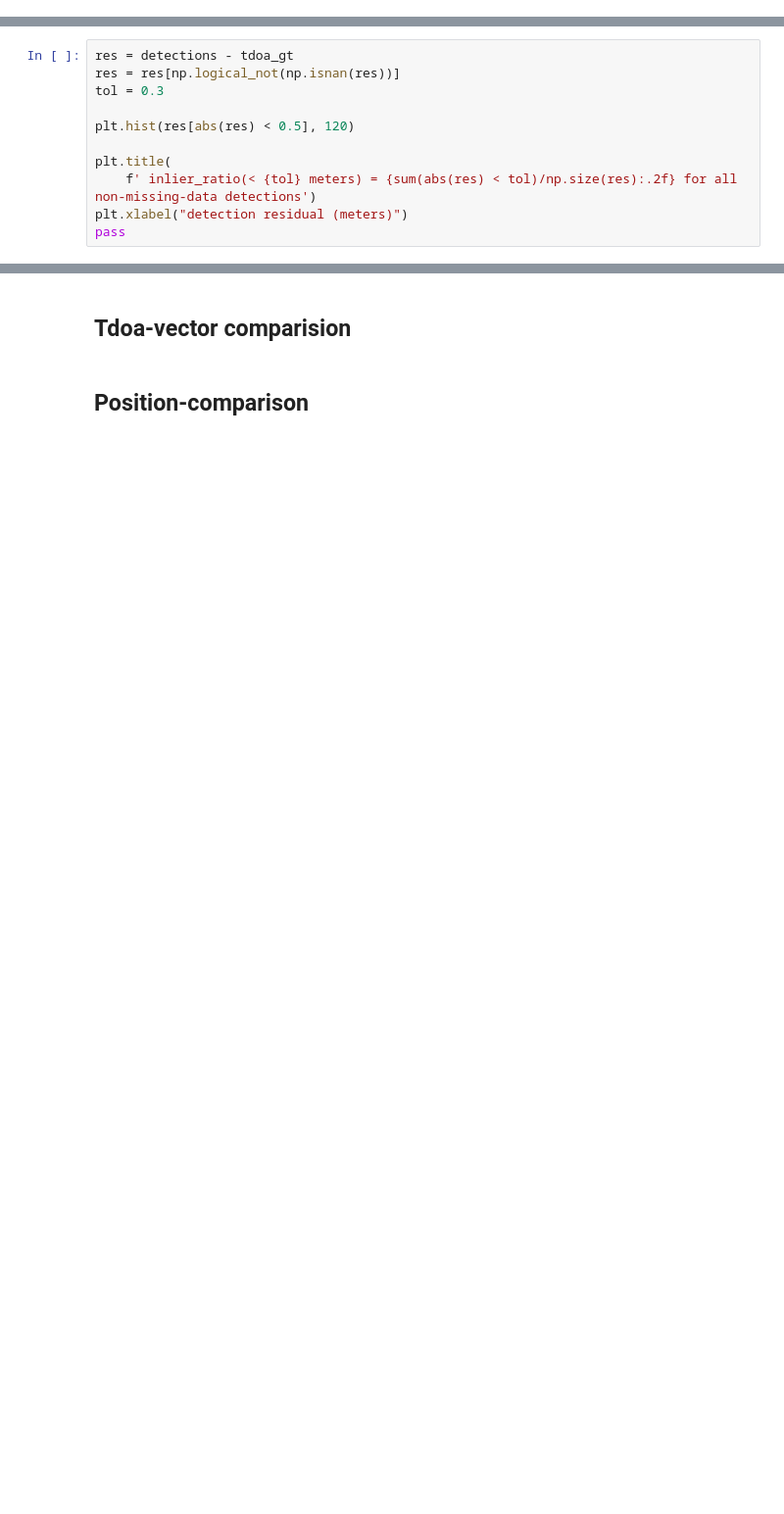
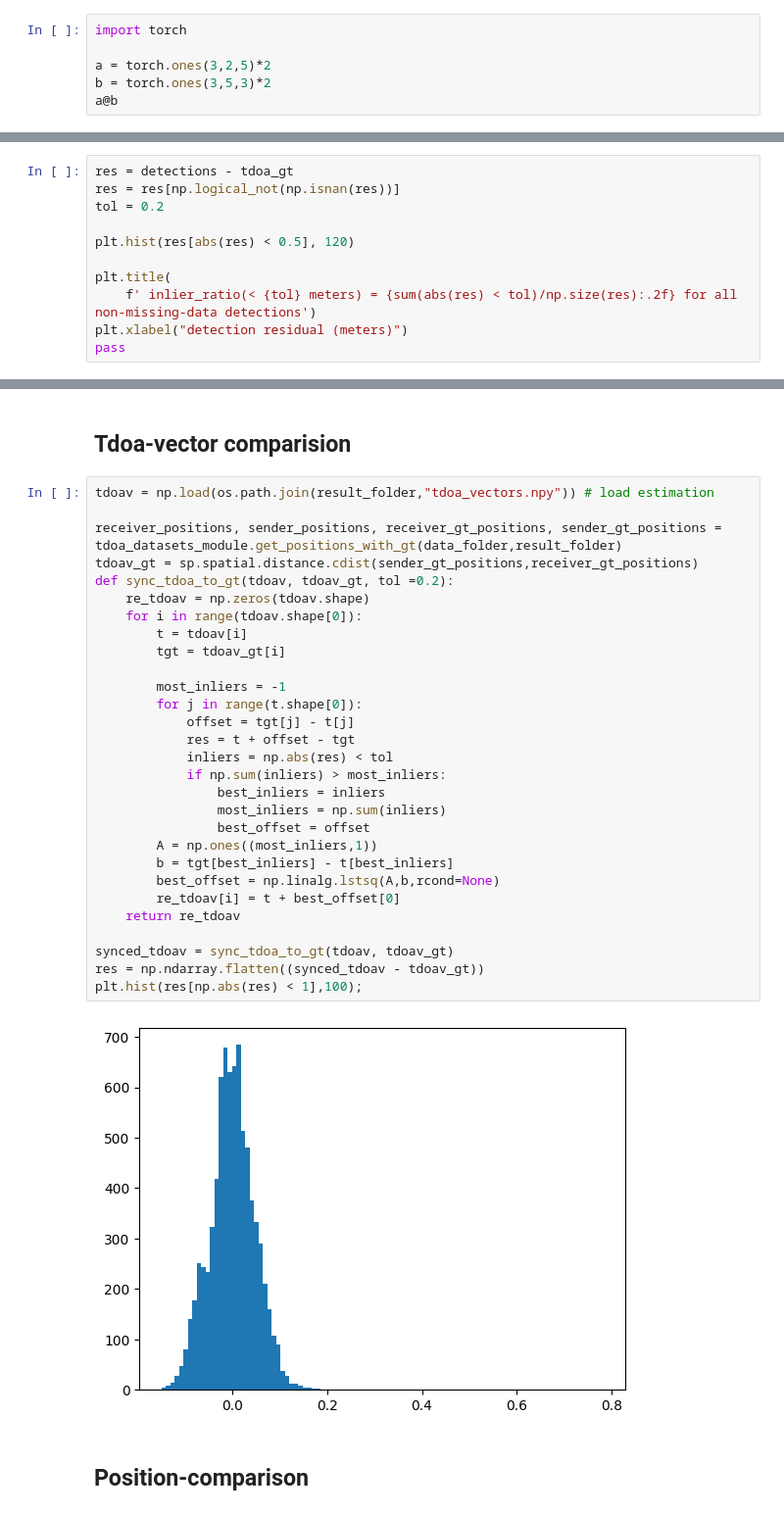
Before and after one commit to Etomer/structure-from-sound-python, a Jupyter notebook: slask/visualize_result.ipynb, the cells around one changed output, grey strips where cells are left out. Shown: that part at 98% size. Drawn from its saved outputs; the diff is of its cells as text; blank space fills up the shorter version.

```diff
--- a/slask/visualize_result.ipynb
+++ b/slask/visualize_result.ipynb
@@ -42,0 +52,6 @@ result_folder = os.path.join(
+# %%
+import torch
+
+a = torch.ones(3,2,5)*2
+b = torch.ones(3,5,3)*2
+a@b
@@ -65,7 +89,7 @@ Text(0, 0.5, 'distance difference (meters)')
 # %%
 res = detections - tdoa_gt
 res = res[np.logical_not(np.isnan(res))]
-tol = 0.3
+tol = 0.2
 
 plt.hist(res[abs(res) < 0.5], 120)
 
@@ -78,4 +102,35 @@ pass
 # %% [markdown]
 ## Tdoa-vector comparision
+# %%
+tdoav = np.load(os.path.join(result_folder,"tdoa_vectors.npy")) # load estimation
+
+receiver_positions, sender_positions, receiver_gt_positions, sender_gt_positions = tdoa_datasets_module.get_positions_with_gt(data_folder,result_folder)
+tdoav_gt = sp.spatial.distance.cdist(sender_gt_positions,receiver_gt_positions)
+def sync_tdoa_to_gt(tdoav, tdoav_gt, tol =0.2):
+    re_tdoav = np.zeros(tdoav.shape)
+    for i in range(tdoav.shape[0]):
+        t = tdoav[i]
+        tgt = tdoav_gt[i]
+
+        most_inliers = -1
+        for j in range(t.shape[0]):
+            offset = tgt[j] - t[j]
+            res = t + offset - tgt
+            inliers = np.abs(res) < tol
+            if np.sum(inliers) > most_inliers:
+                best_inliers = inliers
+                most_inliers = np.sum(inliers)
+                best_offset = offset
+        A = np.ones((most_inliers,1))
+        b = tgt[best_inliers] - t[best_inliers]
+        best_offset = np.linalg.lstsq(A,b,rcond=None)
+        re_tdoav[i] = t + best_offset[0]
+    return re_tdoav
+
+synced_tdoav = sync_tdoa_to_gt(tdoav, tdoav_gt)
+res = np.ndarray.flatten((synced_tdoav - tdoav_gt))
+plt.hist(res[np.abs(res) < 1],100);
+# %% [output]
+[figure, added]
 # %% [markdown]
 ## Position-comparison
```
Also changed, not shown: parts of 14 cells of this notebook.
